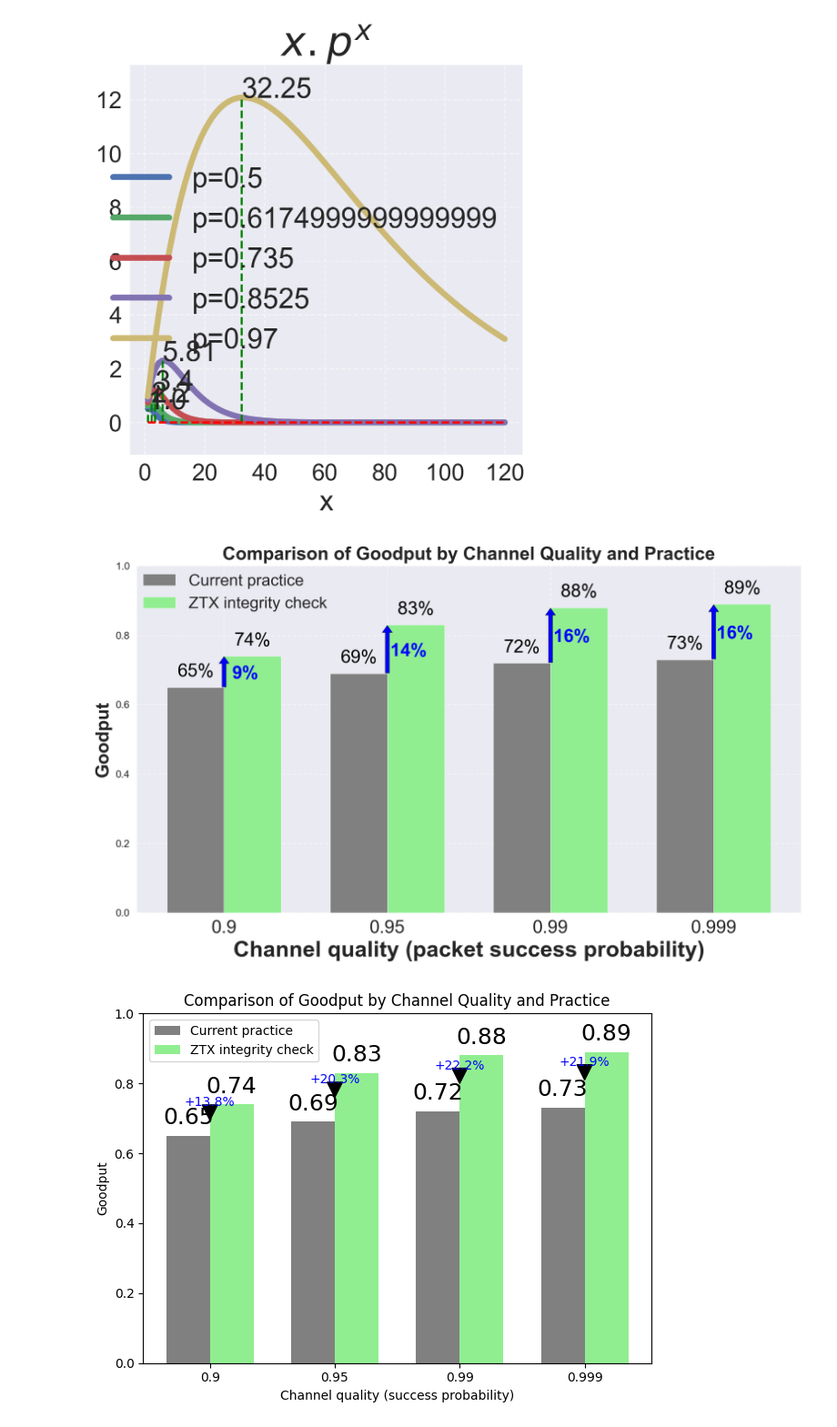
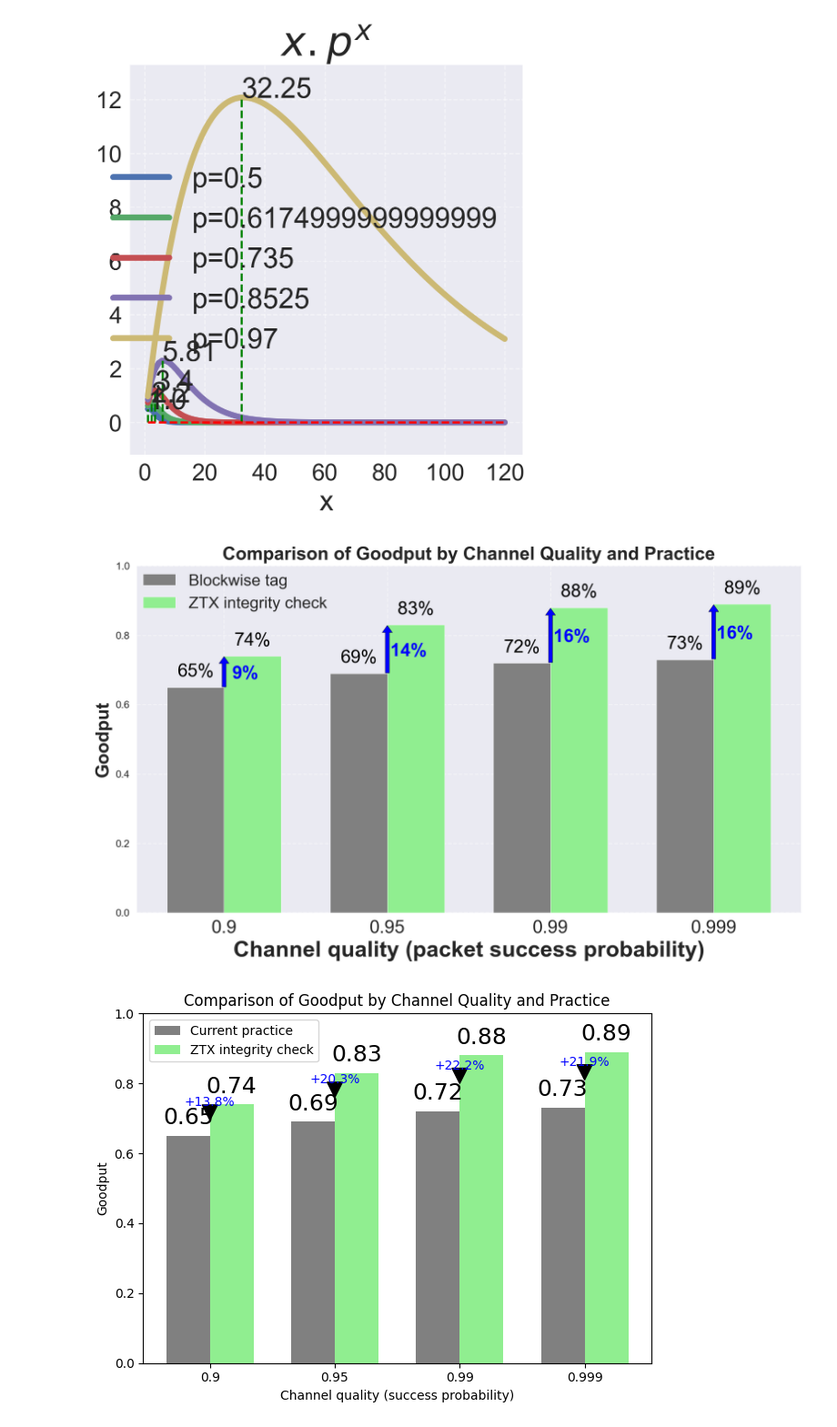
Before and after one commit to mkashani-phd/OptiMAC, a Jupyter notebook: img/ProMAC_Graph.ipynb, the cells around one changed output. Shown: that part at 91% size. Drawn from its saved outputs; the diff is of its cells as text; code cells hidden in the pictures.

```diff
--- a/img/ProMAC_Graph.ipynb
+++ b/img/ProMAC_Graph.ipynb
@@ -59,7 +59,7 @@ plt.style.use(plt.style.available[11])
 fig, ax = plt.subplots(figsize=(10, 6), dpi=200)
 
 # Plot bars with labels
-bars1 = ax.bar(r1, df["Current practice"], color='gray', width=bar_width, edgecolor='white', label='Current practice')
+bars1 = ax.bar(r1, df["Current practice"], color='gray', width=bar_width, edgecolor='white', label='Blockwise tag')
 bars2 = ax.bar(r2, df["ZTX integrity check"], color='lightgreen', width=bar_width, edgecolor='white', label='ZTX integrity check')
 
 # # Add labels to bars
@@ -69,34 +69,34 @@ bars2 = ax.bar(r2, df["ZTX integrity check"], color='lightgreen', width=bar_widt
 
 # for bar in bars2:
 #     yval = bar.get_height()
 #     ax.text(bar.get_x() + bar.get_width()/4.0, yval, round(yval, 2), va='bottom',fontsize = 18)  # va: vertical alignment
 
 for i, (current, ztx, improvement) in enumerate(zip(df["Current practice"], df["ZTX integrity check"], improvements)):
     ax.text(i, current + 0.02, f'{current*100:.0f}%', ha='center', va='bottom', color='black', fontsize = 18)
     ax.text(i + bar_width, ztx + 0.02, f'{ztx*100:.0f}%', ha='center', va='bottom', color='black', fontsize = 18)
     ax.annotate('', xy=(i + bar_width / 2, (ztx )),
                 xytext=(i + bar_width / 2, (current)),
                 arrowprops=dict(facecolor='blue', shrink=0.01, headwidth=10, width=4, headlength=7),
                 ha='center', va='center', fontsize=14, color='blue')
     ax.text(i + bar_width / 2 + .13, (ztx + current) / 2 - 0.03, f'{improvement:.0f}%', ha='center', va='bottom', color='blue', fontsize = 18, fontweight='bold')
 
 # Add labels
 ax.set_xlabel('Channel quality (packet success probability)', fontweight='bold', fontsize = 22)
 ax.set_ylabel('Goodput', fontweight='bold', fontsize = 18)
 ax.set_title('Comparison of Goodput by Channel Quality and Practice', fontweight='bold', fontsize = 18)
 ax.set_xticks([r + bar_width/2 for r in range(len(df))])
 ax.set_xticklabels(df["Channel quality (success probability)"], fontsize = 18)
 
 # Add legend
 
 plt.grid(True, linestyle='--', alpha=0.5)
 ax.legend(fontsize = 16, loc =[0, .85])
 plt.ylim(0, 1)
 
 plt.tight_layout()
 plt.show()
 # %% [output]
-[figure, old version]
+[figure, new version]
 # %%
 import matplotlib.pyplot as plt
 import numpy as np
```
Also changed, not shown: 7 other files.
